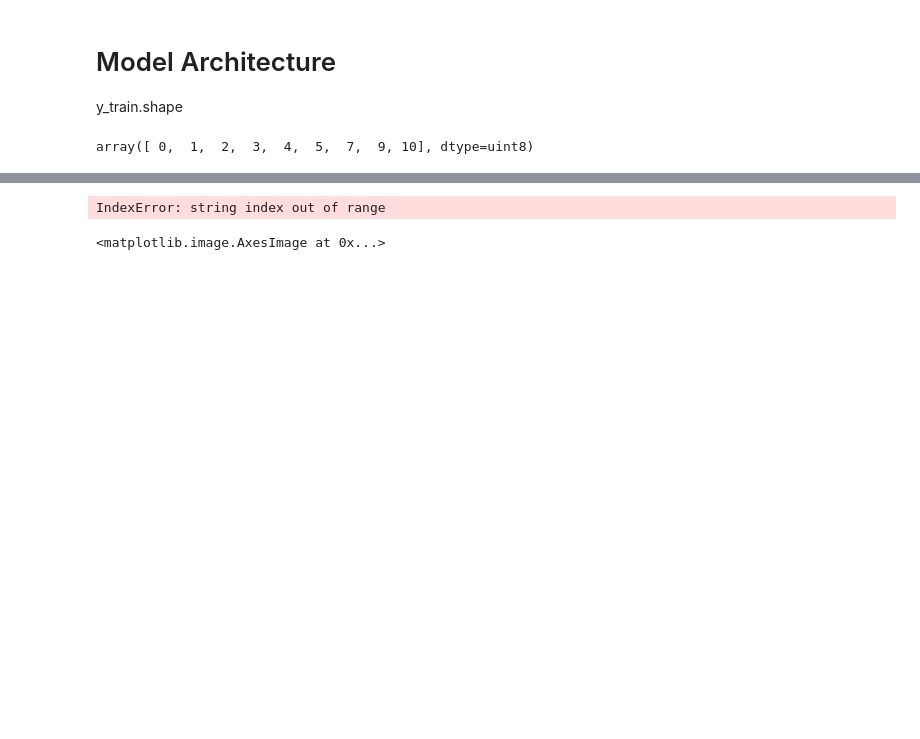
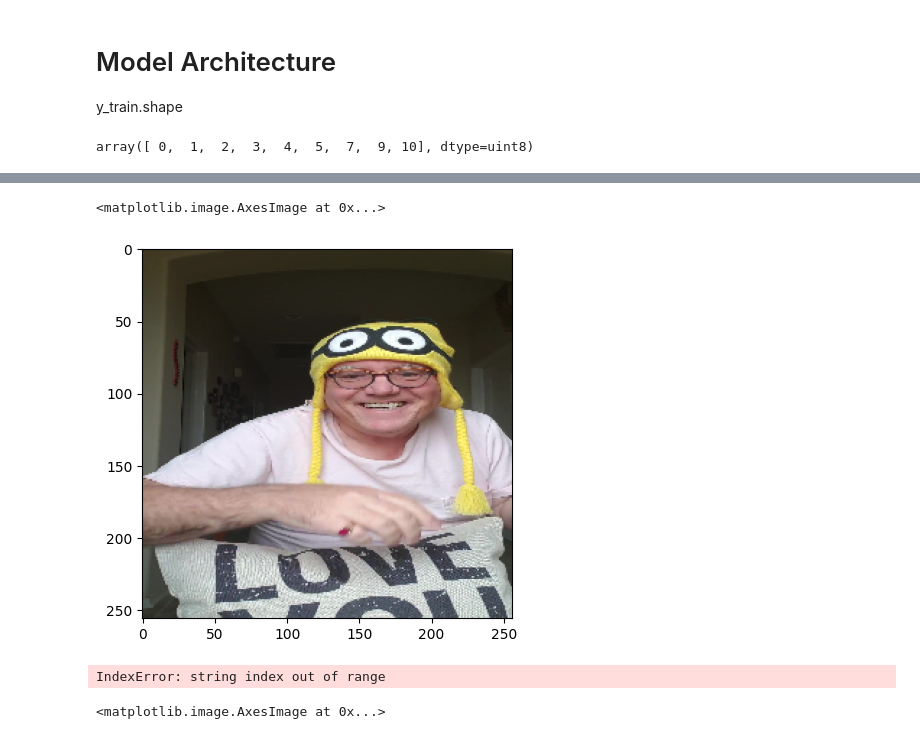
Before and after one commit to JplepeckiBR/PCA, a Jupyter notebook: notebooks/Joao_training model.ipynb, the cells around one changed output, grey strips where cells are left out. Cells and saved outputs as stored; diff of their text form; code cells hidden in the pictures; blank space fills up the shorter version.

```diff
--- a/notebooks/Joao_training model.ipynb
+++ b/notebooks/Joao_training model.ipynb
@@ -223,3 +227,8 @@ history = model.predict(X_train)
+# %%
+plt.imshow(X_train[0])
+# %% [output]
+<matplotlib.image.AxesImage at 0x...>
+[figure, added]
 # %%
 y_train="/root/code/JplepeckiBR/PCA/raw_data/facial_segmentation/masks/seg/0001_0001.png"
 set(np.array(y_train[100]).flatten())
```
Also changed, not shown: parts of 12 cells of this notebook.
